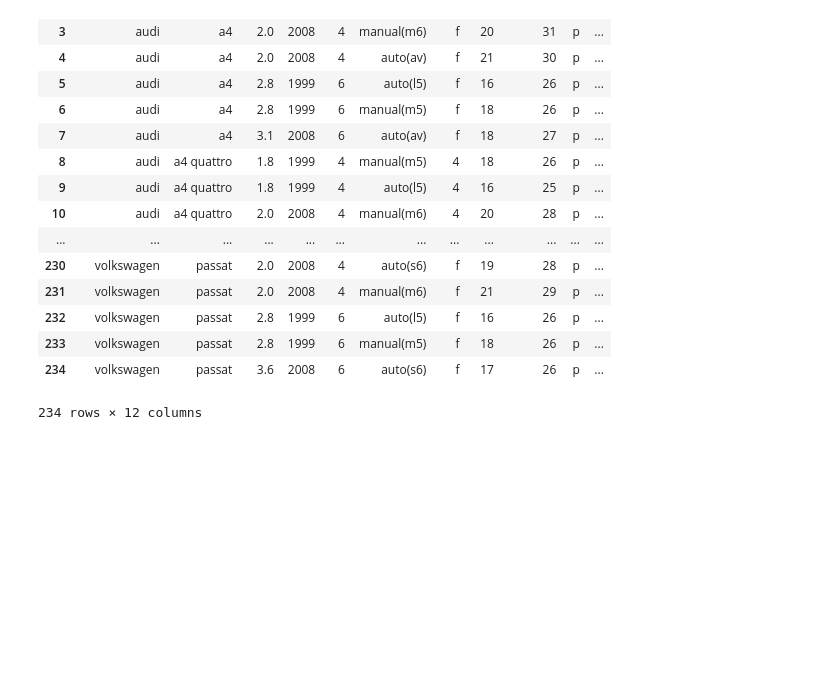
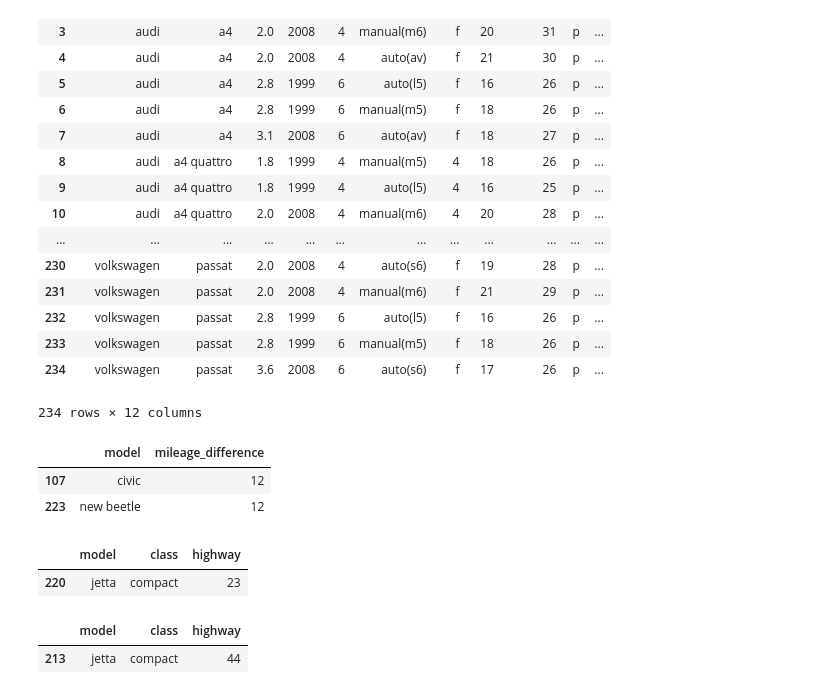
Before and after one commit to Johndsalas/python-exercises, a Jupyter notebook: dataframes.ipynb, the cells around one changed output. Saved outputs shown, nothing was run; the diff lists cells and outputs as text; code cells hidden in the pictures; blank space fills up the shorter version.

```diff
--- a/dataframes.ipynb
+++ b/dataframes.ipynb
@@ -273,4 +279,32 @@ mpg1
 | 233 | volkswagen | passat | 2.8 | 1999 | 6 | manual(m5) | f | 18 | 26 | p | ... |
 | 234 | volkswagen | passat | 3.6 | 2008 | 6 | auto(s6) | f | 17 | 26 | p | ... |
 234 rows × 12 columns
+# %%
+# Which car (or cars) has the highest mileage difference?
+
+mpg2 = mpg1.sort_values('mileage_difference', ascending=False)
+
+mpg2[['model', 'mileage_difference']].head(2)
+# %% [output]
+|  | model | mileage_difference |
+| 107 | civic | 12 |
+| 223 | new beetle | 12 |
+# %%
+# Which compact class car has the lowest highway mileage?
+
+mpg_compact_low = mpg1.loc[mpg1['class'] == 'compact'].sort_values('highway', ascending=True)
+
+mpg_compact_low[['model','class', 'highway']].head(1)
+# %% [output]
+|  | model | class | highway |
+| 220 | jetta | compact | 23 |
+# %%
+# Which compact class car has The best highway mileage?
+
+mpg_compact_high = mpg1.loc[mpg1['class'] == 'compact'].sort_values('highway', ascending=False)
+
+mpg_compact_high[['model','class', 'highway']].head(1)
+# %% [output]
+|  | model | class | highway |
+| 213 | jetta | compact | 44 |
 # %%
```
Also changed, not shown: parts of 8 cells of this notebook.
